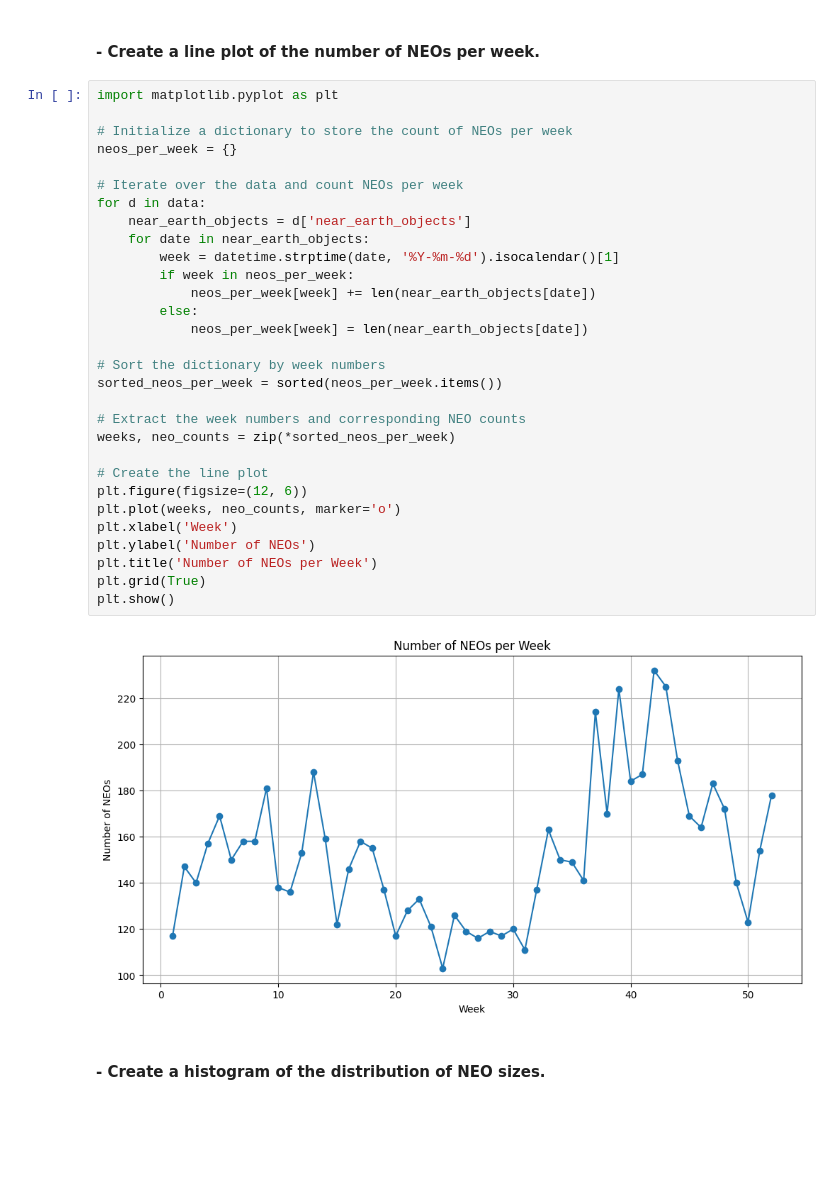
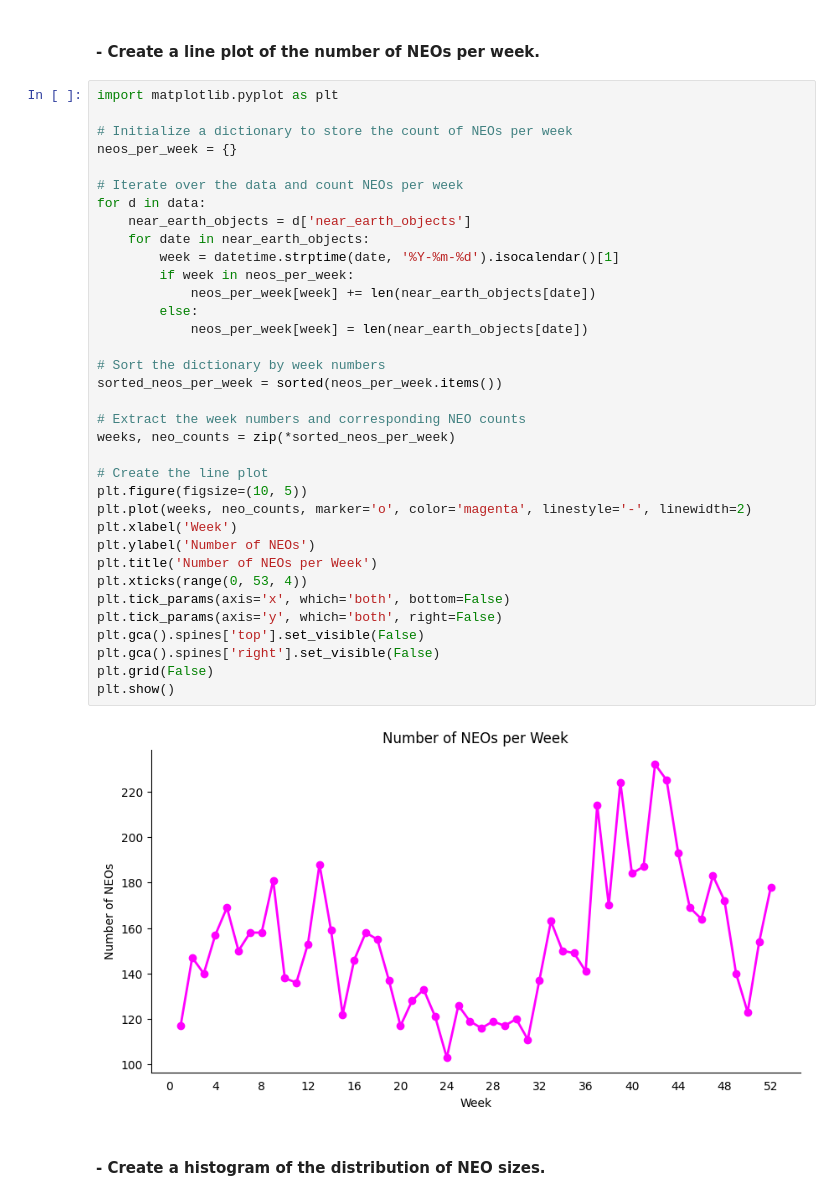
Before and after one commit to Strongside-87/Project-Delivery, a Jupyter notebook: 5_nasa_data_collection_and_visualization.ipynb, the cells around one changed output. Drawn from its saved outputs; the diff is of its cells as text; blank space fills up the shorter version.

```diff
--- a/5_nasa_data_collection_and_visualization.ipynb
+++ b/5_nasa_data_collection_and_visualization.ipynb
@@ -124,35 +122,40 @@ print(df)
 # %%
 import matplotlib.pyplot as plt
 
 # Initialize a dictionary to store the count of NEOs per week
 neos_per_week = {}
 
 # Iterate over the data and count NEOs per week
 for d in data:
     near_earth_objects = d['near_earth_objects']
     for date in near_earth_objects:
         week = datetime.strptime(date, '%Y-%m-%d').isocalendar()[1]
         if week in neos_per_week:
             neos_per_week[week] += len(near_earth_objects[date])
         else:
             neos_per_week[week] = len(near_earth_objects[date])
 
 # Sort the dictionary by week numbers
 sorted_neos_per_week = sorted(neos_per_week.items())
 
 # Extract the week numbers and corresponding NEO counts
 weeks, neo_counts = zip(*sorted_neos_per_week)
 
 # Create the line plot
-plt.figure(figsize=(12, 6))
-plt.plot(weeks, neo_counts, marker='o')
+plt.figure(figsize=(10, 5))
+plt.plot(weeks, neo_counts, marker='o', color='magenta', linestyle='-', linewidth=2)
 plt.xlabel('Week')
 plt.ylabel('Number of NEOs')
 plt.title('Number of NEOs per Week')
-plt.grid(True)
+plt.xticks(range(0, 53, 4))
+plt.tick_params(axis='x', which='both', bottom=False)
+plt.tick_params(axis='y', which='both', right=False)
+plt.gca().spines['top'].set_visible(False)
+plt.gca().spines['right'].set_visible(False)
+plt.grid(False)
 plt.show()
 # %% [output]
-[figure, old version]
+[figure, new version]
 # %% [markdown]
 #### - Create a histogram of the distribution of NEO sizes.
 # %%
```
Also changed, not shown: parts of 8 cells of this notebook, 1 other file.
